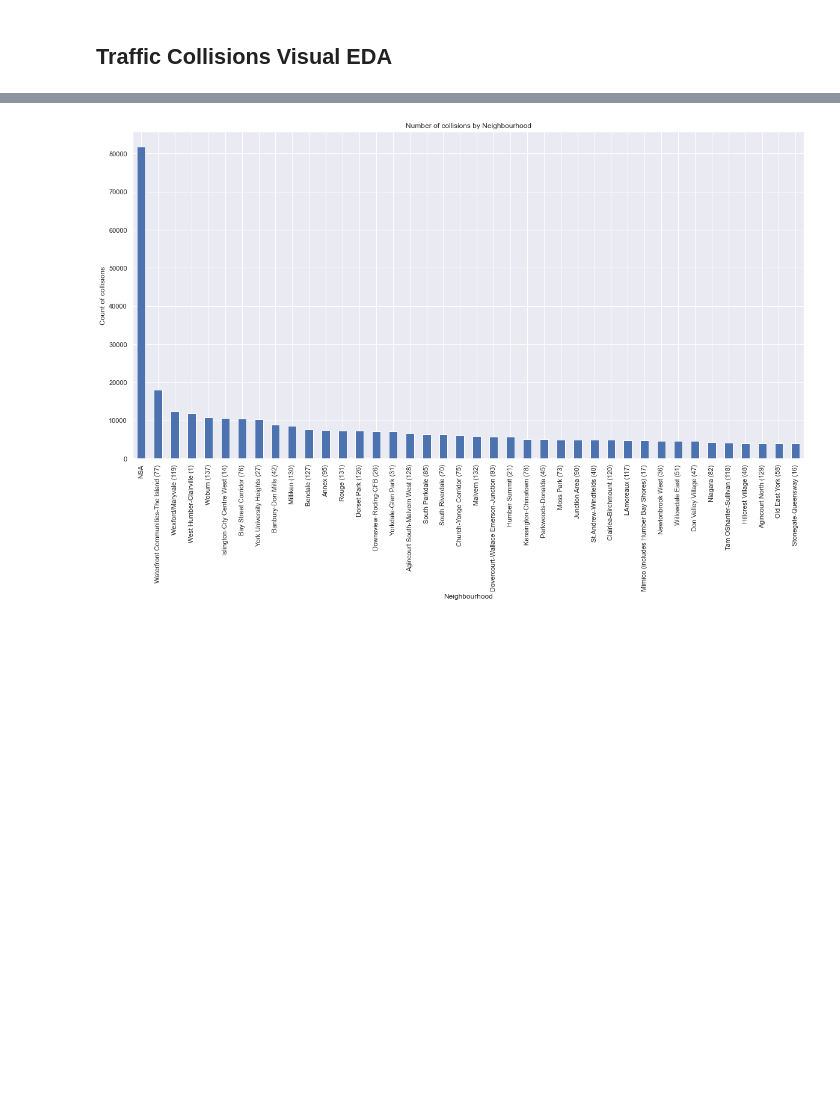
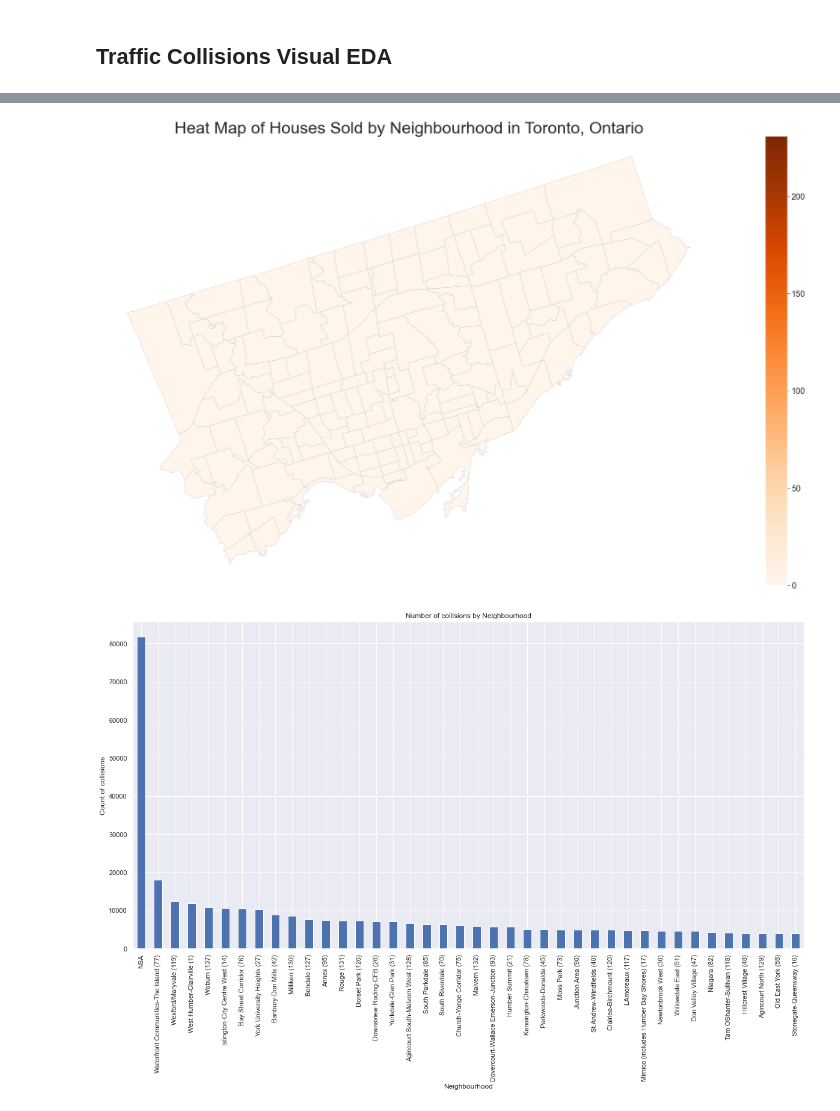
Before and after one commit to vhr1975/datasciw210, a Jupyter notebook: EDA/victor_ramirez_Toronto_EDA_Tensorflow.ipynb, the cells around one changed output, grey strips where cells are left out. Drawn from its saved outputs; the diff is of its cells as text; code cells hidden in the pictures; blank space fills up the shorter version.

```diff
--- a/EDA/victor_ramirez_Toronto_EDA_Tensorflow.ipynb
+++ b/EDA/victor_ramirez_Toronto_EDA_Tensorflow.ipynb
@@ -369,3 +426,24 @@ print(df_victims_of_crime.columns.tolist())
+# %%
+fig, ax = plt.subplots(1, figsize=(40, 20))
+ax.axis('off')
+ax.set_title('Heat Map of Houses Sold by Neighbourhood in Toronto, Ontario', fontdict={'fontsize': '40', 'fontweight' : '3'})
+
+color = 'Oranges'
+vmin, vmax = 0, 231
+sm = plt.cm.ScalarMappable(cmap=color, norm=plt.Normalize(vmin=vmin, vmax=vmax))
+sm._A = []
+cbar = fig.colorbar(sm)
+cbar.ax.tick_params(labelsize=20)
+
+merged.plot('count', cmap=color, linewidth=0.8, ax=ax, edgecolor='0.8', figsize=(40,20))
+
+for idx, row in merged.iterrows():
+    if(row['count'] > 50):
+        plt.annotate(s=row['neighbourhood'], xy=(row['FIELD_11'], row['FIELD_12']),
+                 horizontalalignment='center', fontsize='large', color='black', wrap=True)
+plt.show()
+# %% [output]
+[figure, added]
 # %%
 df_traffic_collisions.Neighbourhood.value_counts().nlargest(40).plot(kind='bar', figsize=(20,10))
 plt.title("Number of collisions by Neighbourhood")
```
Also changed, not shown: parts of 8 cells of this notebook, 5 other files.
